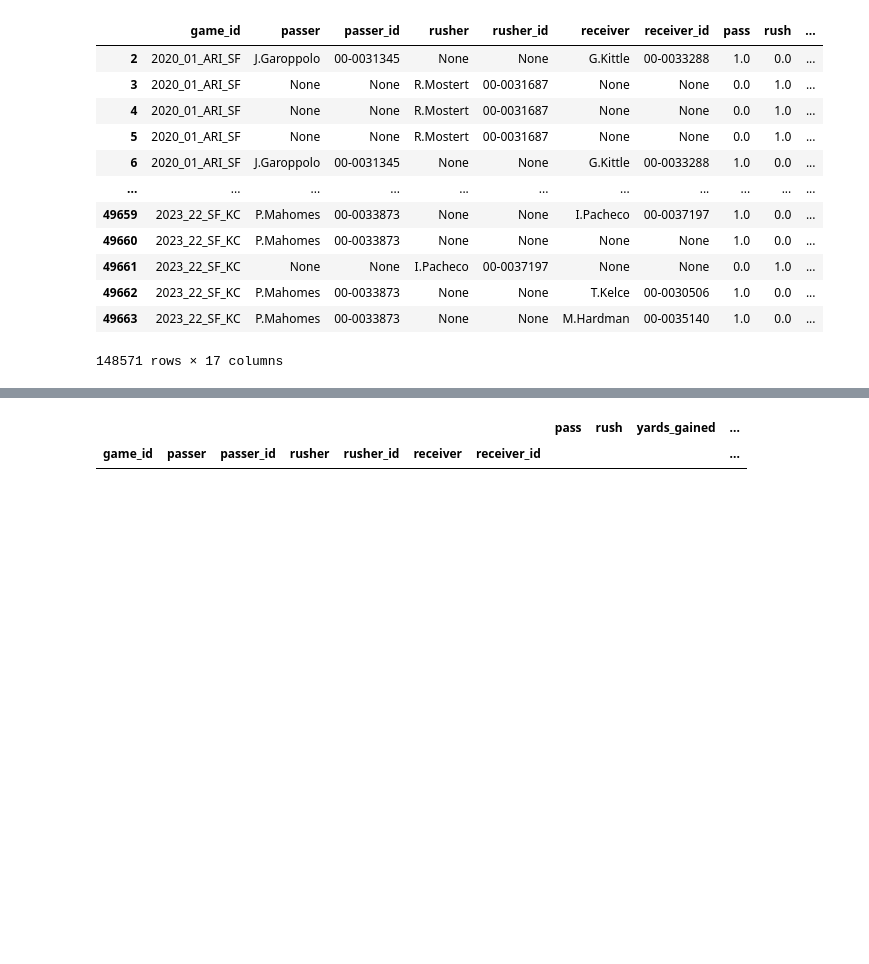
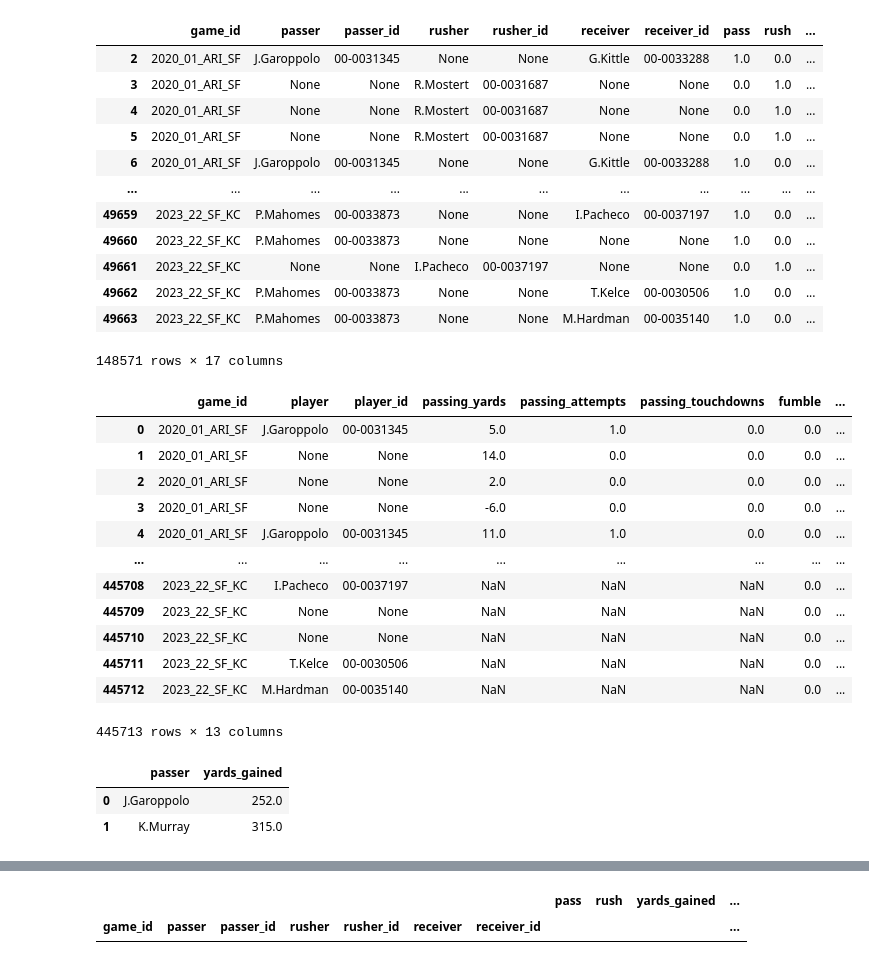
Before and after one commit to dschuler36/FFForecast, a Jupyter notebook: nflverse-data.ipynb, the cells around one changed output, grey strips where cells are left out. Cells and saved outputs as stored; diff of their text form; code cells hidden in the pictures; blank space fills up the shorter version.

Commit message:
wip: play data aggs

```diff
--- a/nflverse-data.ipynb
+++ b/nflverse-data.ipynb
@@ -50,3 +50,37 @@ filtered_plays
 | 49662 | 2023_22_SF_KC | P.Mahomes | 00-0033873 | None | None | T.Kelce | 00-0030506 | 1.0 | 0.0 | ... |
 | 49663 | 2023_22_SF_KC | P.Mahomes | 00-0033873 | None | None | M.Hardman | 00-0035140 | 1.0 | 0.0 | ... |
 148571 rows × 17 columns
+# %%
+passers = filtered_plays[['game_id', 'passer', 'passer_id', 'yards_gained', 'pass_attempt', 'pass_touchdown', 'fumble']].copy()
+passers.rename(columns={'passer': 'player', 'passer_id': 'player_id', 'yards_gained': 'passing_yards', 'pass_attempt': 'passing_attempts', 'pass_touchdown': 'passing_touchdowns'}, inplace=True)
+
+rushers = filtered_plays[['game_id', 'rusher', 'rusher_id', 'yards_gained', 'rush_attempt', 'rush_touchdown', 'fumble']].copy()
+rushers.rename(columns={'rusher': 'player', 'rusher_id': 'player_id', 'yards_gained': 'rushing_yards', 'rush_attempt': 'rushing_attempts', 'rush_touchdown': 'rushing_touchdowns'}, inplace=True)
+
+receivers = filtered_plays[['game_id', 'receiver', 'receiver_id', 'yards_gained', 'touchdown', 'fumble']].copy()
+receivers.rename(columns={'receiver': 'player', 'receiver_id': 'player_id', 'yards_gained': 'receiving_yards', 'touchdown': 'receiving_touchdowns'}, inplace=True)
+receivers['receptions'] = 1
+
+# Concatenate the DataFrames
+combined_df = pd.concat([passers, rushers, receivers], ignore_index=True)
+combined_df
+# %% [output]
+|  | game_id | player | player_id | passing_yards | passing_attempts | passing_touchdowns | fumble | ... |
+| 0 | 2020_01_ARI_SF | J.Garoppolo | 00-0031345 | 5.0 | 1.0 | 0.0 | 0.0 | ... |
+| 1 | 2020_01_ARI_SF | None | None | 14.0 | 0.0 | 0.0 | 0.0 | ... |
+| 2 | 2020_01_ARI_SF | None | None | 2.0 | 0.0 | 0.0 | 0.0 | ... |
+| 3 | 2020_01_ARI_SF | None | None | -6.0 | 0.0 | 0.0 | 0.0 | ... |
+| 4 | 2020_01_ARI_SF | J.Garoppolo | 00-0031345 | 11.0 | 1.0 | 0.0 | 0.0 | ... |
+| ... | ... | ... | ... | ... | ... | ... | ... | ... |
+| 445708 | 2023_22_SF_KC | I.Pacheco | 00-0037197 | NaN | NaN | NaN | 0.0 | ... |
+| 445709 | 2023_22_SF_KC | None | None | NaN | NaN | NaN | 0.0 | ... |
+| 445710 | 2023_22_SF_KC | None | None | NaN | NaN | NaN | 0.0 | ... |
+| 445711 | 2023_22_SF_KC | T.Kelce | 00-0030506 | NaN | NaN | NaN | 0.0 | ... |
+| 445712 | 2023_22_SF_KC | M.Hardman | 00-0035140 | NaN | NaN | NaN | 0.0 | ... |
+445713 rows × 13 columns
+# %%
+filtered_plays.loc[filtered_plays['game_id'] == '2020_01_ARI_SF'].groupby(['passer']).agg({'yards_gained': 'sum'}).reset_index()
+# %% [output]
+|  | passer | yards_gained |
+| 0 | J.Garoppolo | 252.0 |
+| 1 | K.Murray | 315.0 |
```
Also changed, not shown: parts of 3 cells of this notebook.
